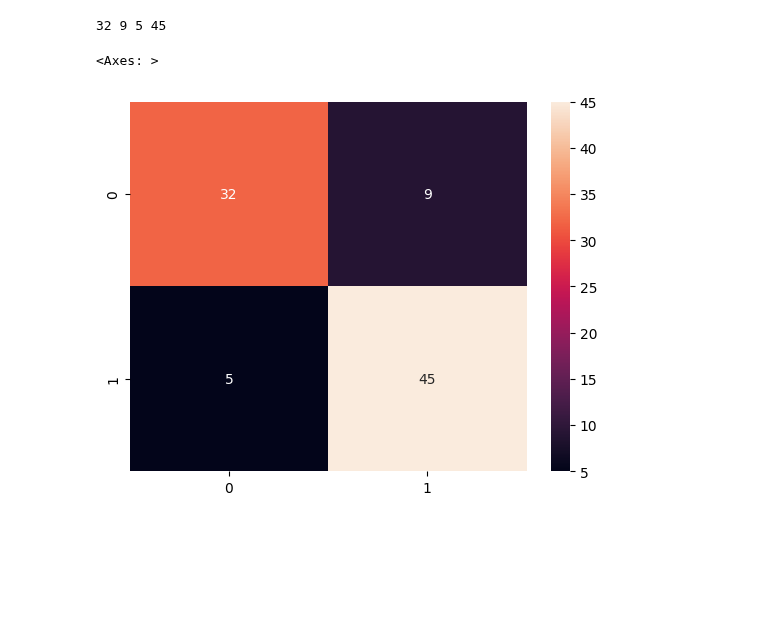
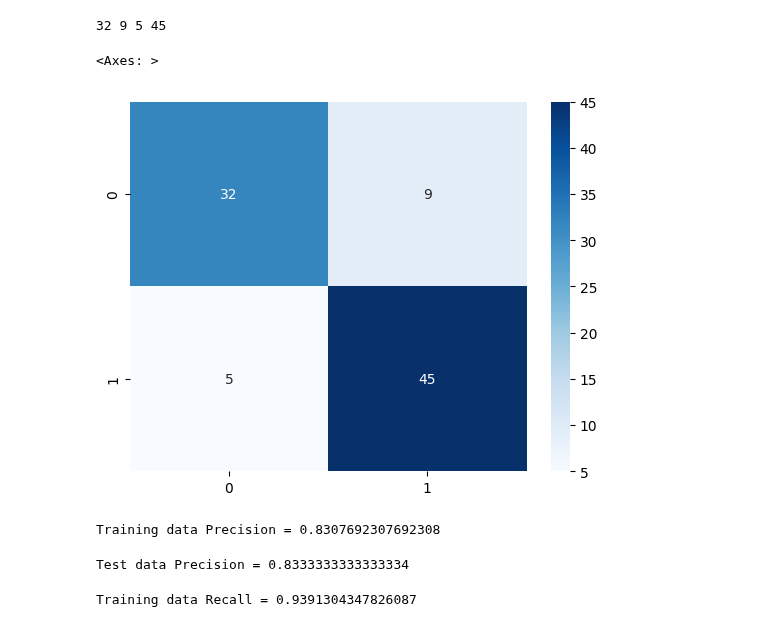
Before and after one commit to ashrafulwork/Learning_MLDL, a Jupyter notebook: 5_Learning_ML_DL.ipynb, the cells around one changed output. Cells and saved outputs as stored; diff of their text form; code cells hidden in the pictures; blank space fills up the shorter version.

```diff
--- a/5_Learning_ML_DL.ipynb
+++ b/5_Learning_ML_DL.ipynb
@@ -195,7 +195,9 @@ print(tn, fp, fn, tp)
 32 9 5 45
 # %%
 import seaborn as sns
-sns.heatmap(cf_matrix, annot=True)
+
+
+sns.heatmap(cf_matrix, annot=True, cmap = 'Blues')
 # %% [output]
 <Axes: >
-[figure, old version]
+[figure, new version]
@@ -201,0 +206,12 @@ sns.heatmap(cf_matrix, annot=True)
+# %%
+# precision for training data predictions
+precision_train = precision_score(Y_train, X_train_prediction)
+print('Training data Precision =', precision_train)
+# %% [output]
+Training data Precision = 0.8307692307692308
+# %%
+# precision for test data predictions
+precision_test = precision_score(Y_test, X_test_prediction)
+print('Test data Precision =', precision_test)
+# %% [output]
+Test data Precision = 0.8333333333333334
@@ -201,0 +220,6 @@ sns.heatmap(cf_matrix, annot=True)
+# %%
+# recall for training data predictions
+recall_train = recall_score(Y_train, X_train_prediction)
+print('Training data Recall =', recall_train)
+# %% [output]
+Training data Recall = 0.9391304347826087
```
Also changed, not shown: parts of 9 cells of this notebook.
